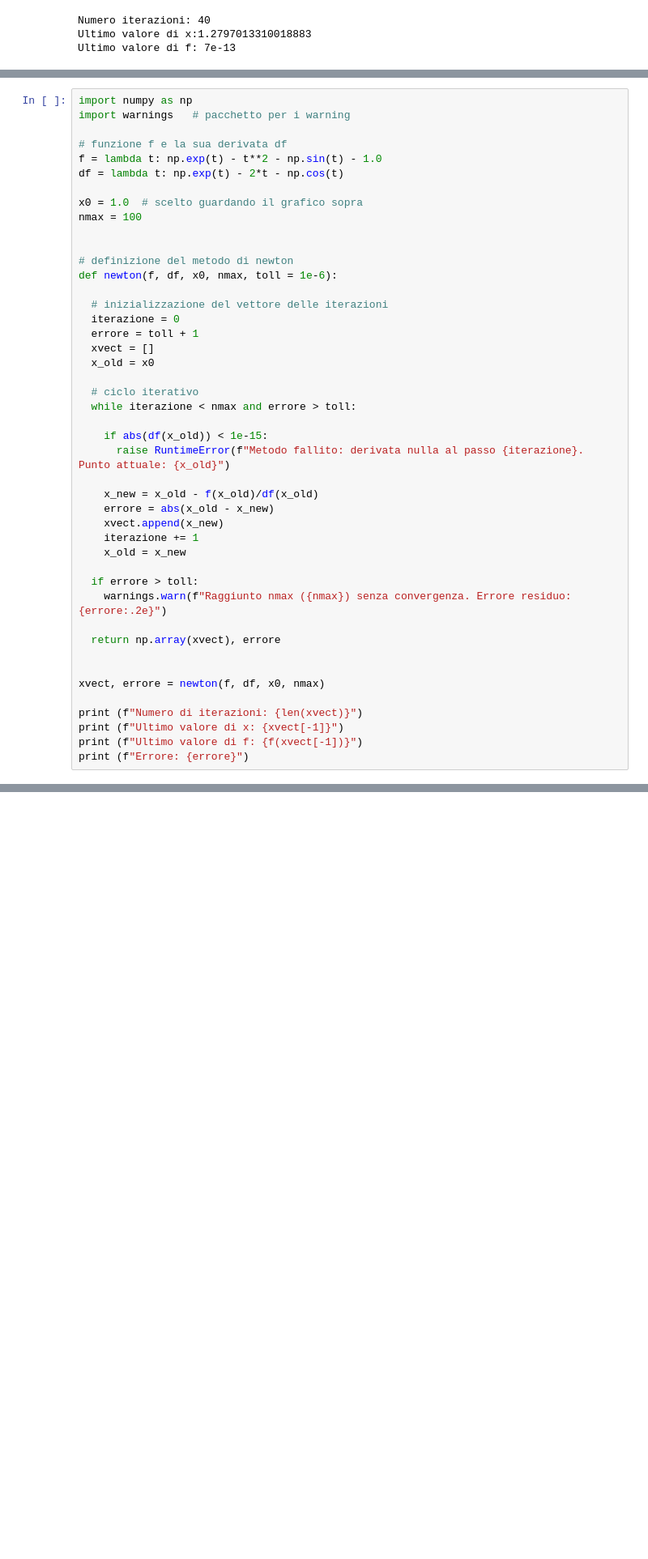
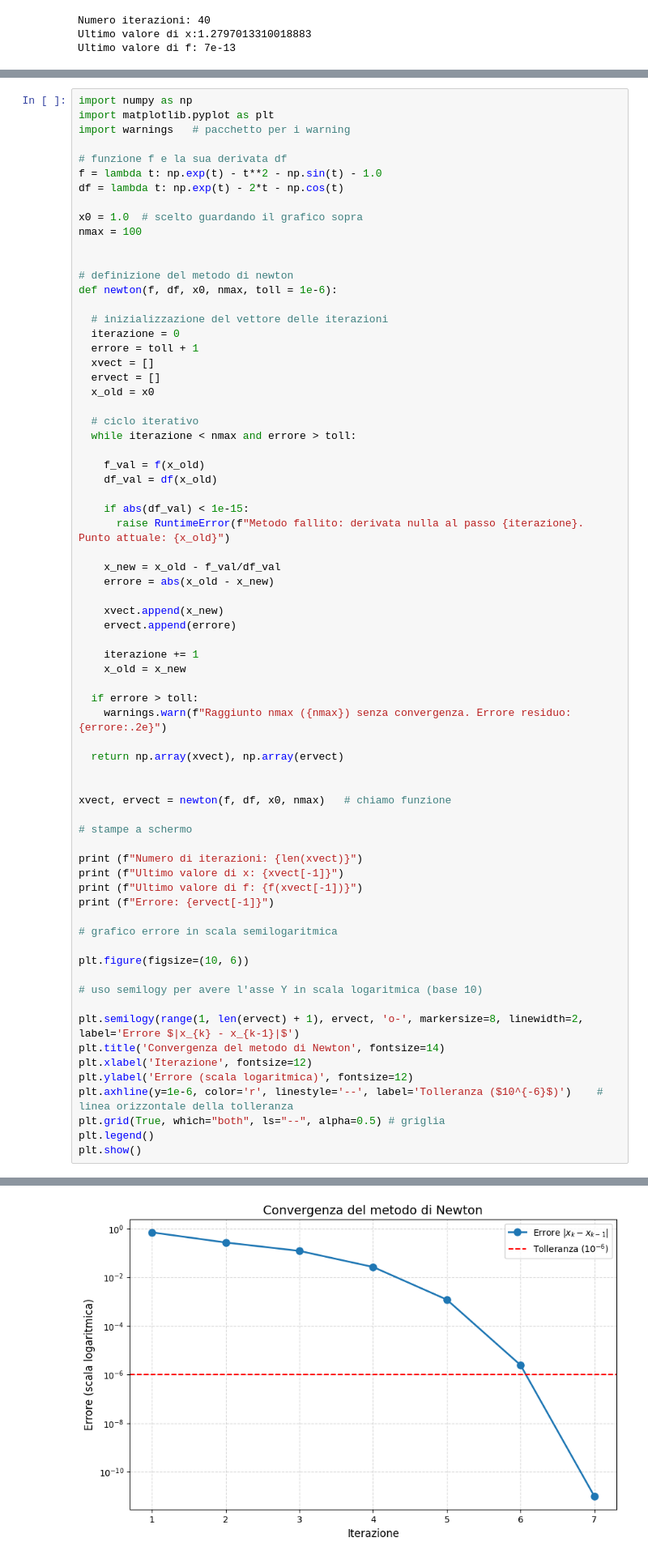
Before and after one commit to marcofossatii05-ui/mani_env, a Jupyter notebook: nonlinear_equations_template.ipynb, the cells around one changed output, grey strips where cells are left out. Shown at 81% size. Cells and saved outputs as stored; diff of their text form; blank space fills up the shorter version.

Commit message:
modica newton 2

```diff
--- a/nonlinear_equations_template.ipynb
+++ b/nonlinear_equations_template.ipynb
@@ -185,6 +185,7 @@ e in out
 Si utilizzi un criterio d'arresto basato sul modulo della differenza tra due iterate successive.
 # %%
 import numpy as np
+import matplotlib.pyplot as plt
 import warnings   # pacchetto per i warning
 
 # funzione f e la sua derivata df
@@ -201,38 +202,63 @@ def newton(f, df, x0, nmax, toll = 1e-6):
   # inizializzazione del vettore delle iterazioni
   iterazione = 0
   errore = toll + 1
   xvect = []
+  ervect = []
   x_old = x0
 
   # ciclo iterativo
   while iterazione < nmax and errore > toll:
 
-    if abs(df(x_old)) < 1e-15:
+    f_val = f(x_old)
+    df_val = df(x_old)
+
+    if abs(df_val) < 1e-15:
       raise RuntimeError(f"Metodo fallito: derivata nulla al passo {iterazione}. Punto attuale: {x_old}")
 
-    x_new = x_old - f(x_old)/df(x_old)
+    x_new = x_old - f_val/df_val
     errore = abs(x_old - x_new)
+
     xvect.append(x_new)
+    ervect.append(errore)
+
     iterazione += 1
     x_old = x_new
 
   if errore > toll:
     warnings.warn(f"Raggiunto nmax ({nmax}) senza convergenza. Errore residuo: {errore:.2e}")
 
-  return np.array(xvect), errore
+  return np.array(xvect), np.array(ervect)
 
 
-xvect, errore = newton(f, df, x0, nmax)
+xvect, ervect = newton(f, df, x0, nmax)   # chiamo funzione
+
+# stampe a schermo
 
 print (f"Numero di iterazioni: {len(xvect)}")
 print (f"Ultimo valore di x: {xvect[-1]}")
 print (f"Ultimo valore di f: {f(xvect[-1])}")
-print (f"Errore: {errore}")
+print (f"Errore: {ervect[-1]}")
+
+# grafico errore in scala semilogaritmica
+
+plt.figure(figsize=(10, 6))
+
+# uso semilogy per avere l'asse Y in scala logaritmica (base 10)
+
+plt.semilogy(range(1, len(ervect) + 1), ervect, 'o-', markersize=8, linewidth=2, label='Errore $|x_{k} - x_{k-1}|$')
+plt.title('Convergenza del metodo di Newton', fontsize=14)
+plt.xlabel('Iterazione', fontsize=12)
+plt.ylabel('Errore (scala logaritmica)', fontsize=12)
+plt.axhline(y=1e-6, color='r', linestyle='--', label='Tolleranza ($10^{-6}$)')    # linea orizzontale della tolleranza
+plt.grid(True, which="both", ls="--", alpha=0.5) # griglia
+plt.legend()
+plt.show()
 # %% [output]
 Numero di iterazioni: 7
 Ultimo valore di x: 1.2797013310009966
 Ultimo valore di f: 4.440892098500626e-16
 Errore: 1.003530591958679e-11
+[figure, added]
 # %% [markdown]
 <mark>**Esercizio 2.2: modifica di Newton**</mark></br>
 Si scriva, modificando opportunamente la function $\verb|newton|$,
```
